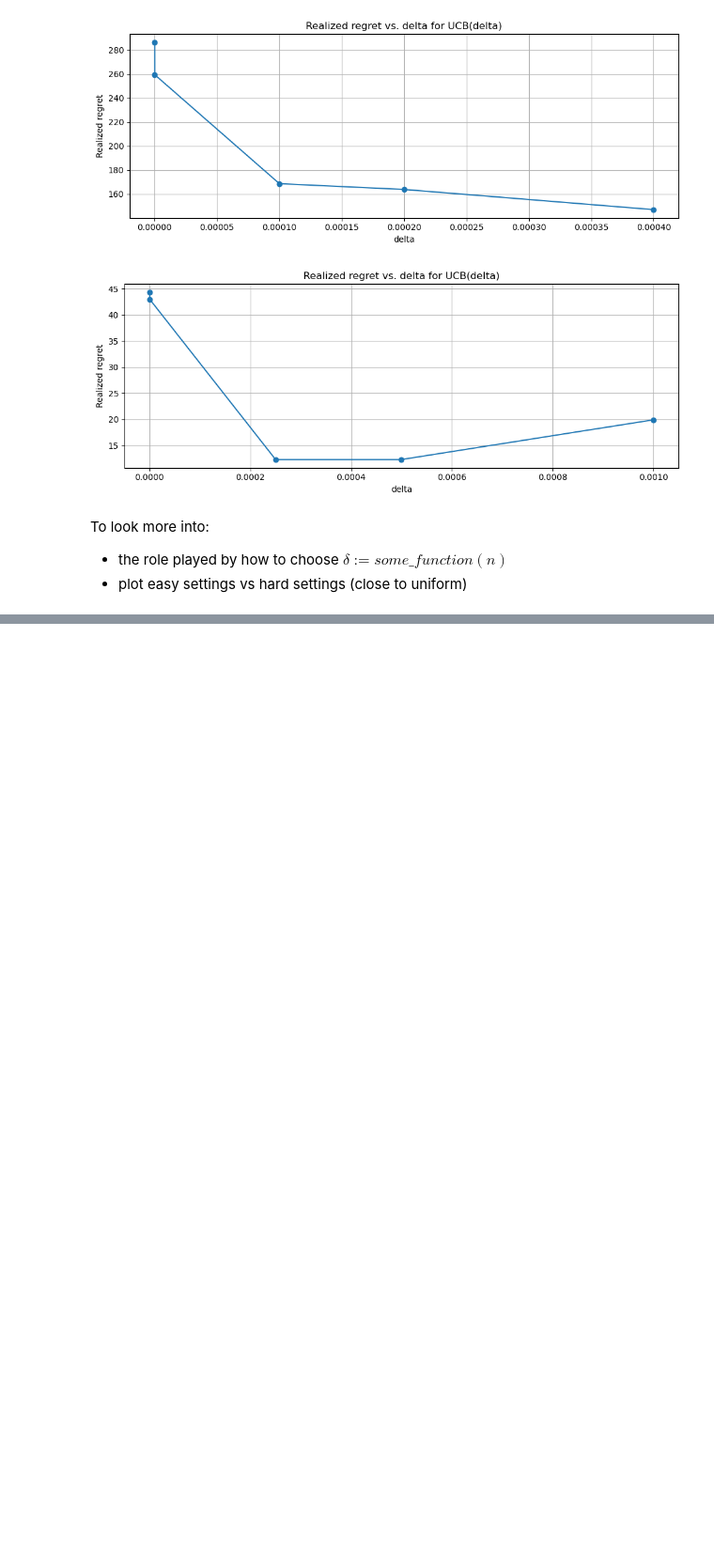
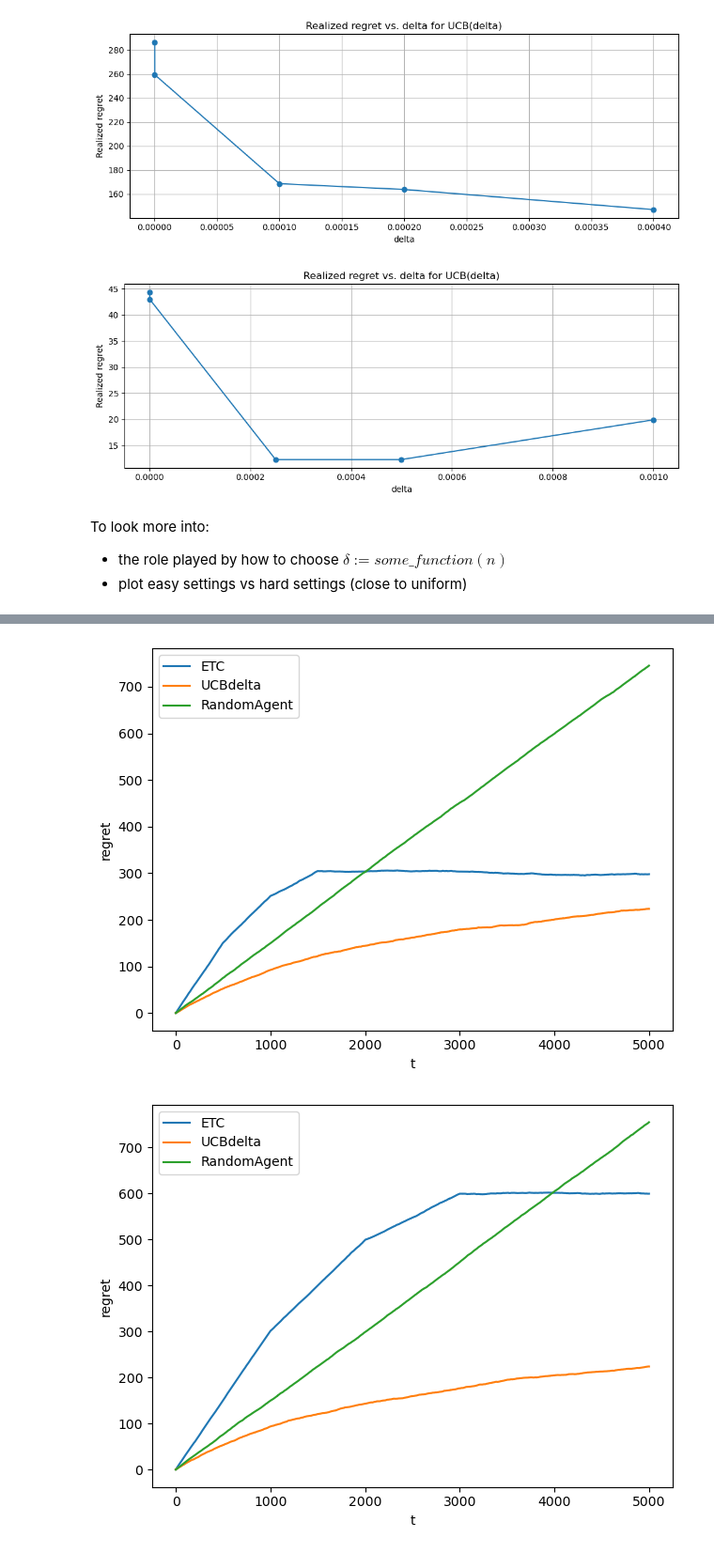
Before and after one commit to sun-ruiheng/MA4198, a Jupyter notebook: ucb.ipynb, the cells around one changed output, grey strips where cells are left out. Shown at 94% size. Drawn from its saved outputs; the diff is of its cells as text; code cells hidden in the pictures; blank space fills up the shorter version.

```diff
--- a/ucb.ipynb
+++ b/ucb.ipynb
@@ -360,0 +443,7 @@ To look more into:
+# %%
+means = [0.3, 0.4, 0.5, 0.6] #harder
+compare(BernoulliBandit, means, ETC, UCBdelta, RandomAgent, horizon=5000, m_fraction=0.1)
+compare(BernoulliBandit, means, ETC, UCBdelta, RandomAgent, horizon=5000, m_fraction=0.2)
+# %% [output]
+[figure, added]
+[figure, added]
```
Also changed, not shown: parts of 7 cells of this notebook.
